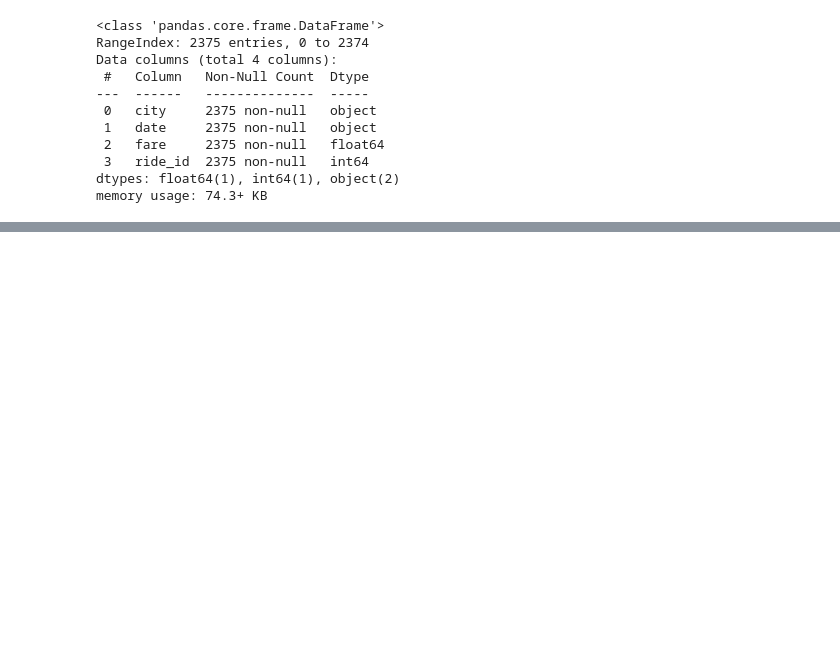
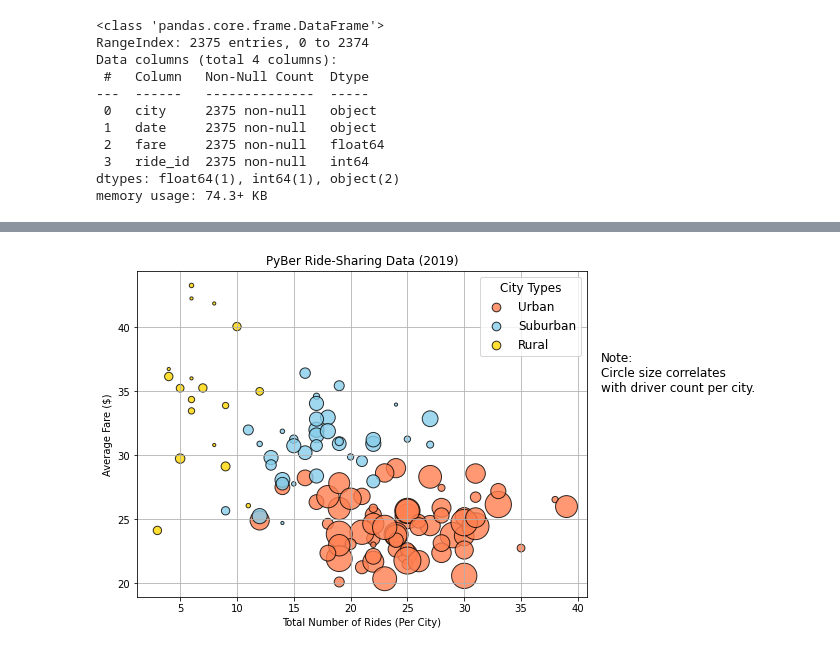
Before and after one commit to rgoldsberry/pyber-analysis, a Jupyter notebook: PyBer.ipynb, the cells around one changed output, grey strips where cells are left out. Saved outputs shown, nothing was run; the diff lists cells and outputs as text; code cells hidden in the pictures; blank space fills up the shorter version.

```diff
--- a/PyBer.ipynb
+++ b/PyBer.ipynb
@@ -54,0 +166,38 @@ pyber_data_df.head(10)
+# %%
+#create the combined chart and adjust right side for note
+plt.subplots(figsize=(10, 6))
+plt.subplots_adjust(right=0.75)
+
+#add three scatters
+plt.scatter(urban_ride_count,urban_avg_fare, s = [num*10 for num in urban_driver_count],
+            edgecolor = "k", linewidth=1, color = "coral", alpha = .8, label = "Urban")
+
+plt.scatter(suburban_ride_count,suburban_avg_fare, s = [num*10 for num in suburban_driver_count],
+            edgecolor = "k", linewidth=1, color = "skyblue", alpha = .8, label = "Suburban")
+
+plt.scatter(rural_ride_count,rural_avg_fare, s = [num*10 for num in rural_driver_count],
+            edgecolor = "k", linewidth=1, color = "gold", alpha = .8, label = "Rural")
+
+#set up legend
+lgnd = plt.legend(fontsize="12", mode="Expanded",
+                 scatterpoints=1, loc = "best",
+                 title = "City Types")
+lgnd.legendHandles[0]._sizes = [75]
+lgnd.legendHandles[1]._sizes = [75]
+lgnd.legendHandles[2]._sizes = [75]
+lgnd.get_title().set_fontsize(12)
+
+#labels and titles
+plt.xlabel("Total Number of Rides (Per City)")
+plt.ylabel("Average Fare ($)")
+plt.title("PyBer Ride-Sharing Data (2019)")
+plt.grid(True)
+
+#note
+plt.text(42,35,"Note:\nCircle size correlates\nwith driver count per city.", fontsize = "12")
+
+
+plt.savefig("analysis/Fig1.png", transparent = False, facecolor = "white")
+plt.show()
+# %% [output]
+[figure, added]
```
Also changed, not shown: parts of 9 cells of this notebook, 1 other file.
